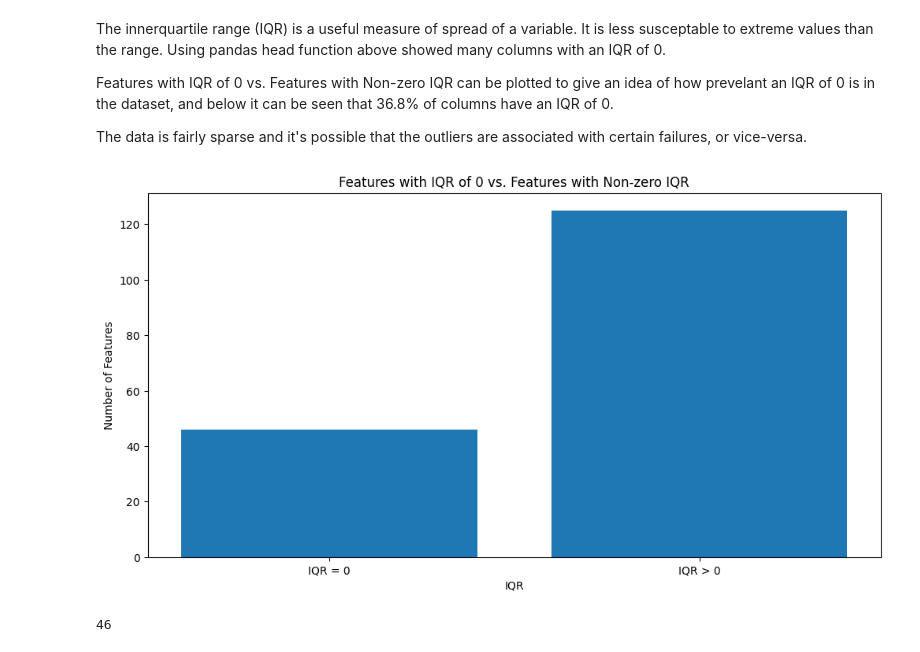
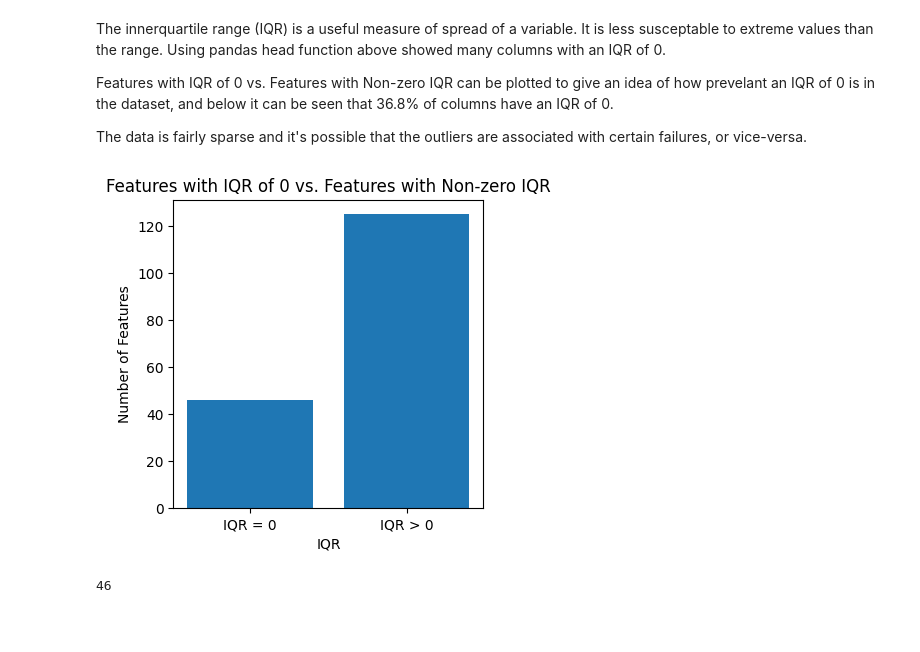
Before and after one commit to Lughaidh-w/DataPrep_ca1, a Jupyter notebook: CA1.ipynb, the cells around one changed output. Cells and saved outputs as stored; diff of their text form; code cells hidden in the pictures; blank space fills up the shorter version.

```diff
--- a/CA1.ipynb
+++ b/CA1.ipynb
@@ -174,15 +202,15 @@ df_iqr_zero = df[features_with_iqr_zero]
 
 df_iqr_non_zero = df.drop(columns=features_with_iqr_zero)
 # %%
-plt.figure(figsize=(12, 6))
+plt.figure(figsize=(4, 4))
 plt.bar(['IQR = 0', 'IQR > 0'], [len(df_iqr_zero.columns), len(df_iqr_non_zero.columns)])
 
 plt.xlabel('IQR')
 plt.ylabel('Number of Features')
 plt.title('Features with IQR of 0 vs. Features with Non-zero IQR')
 plt.show()
 # %% [output]
-[figure, old version]
+[figure, new version]
 # %%
 len(df_iqr_zero.columns)
 # %% [output]
```
Also changed, not shown: parts of 17 cells of this notebook.
